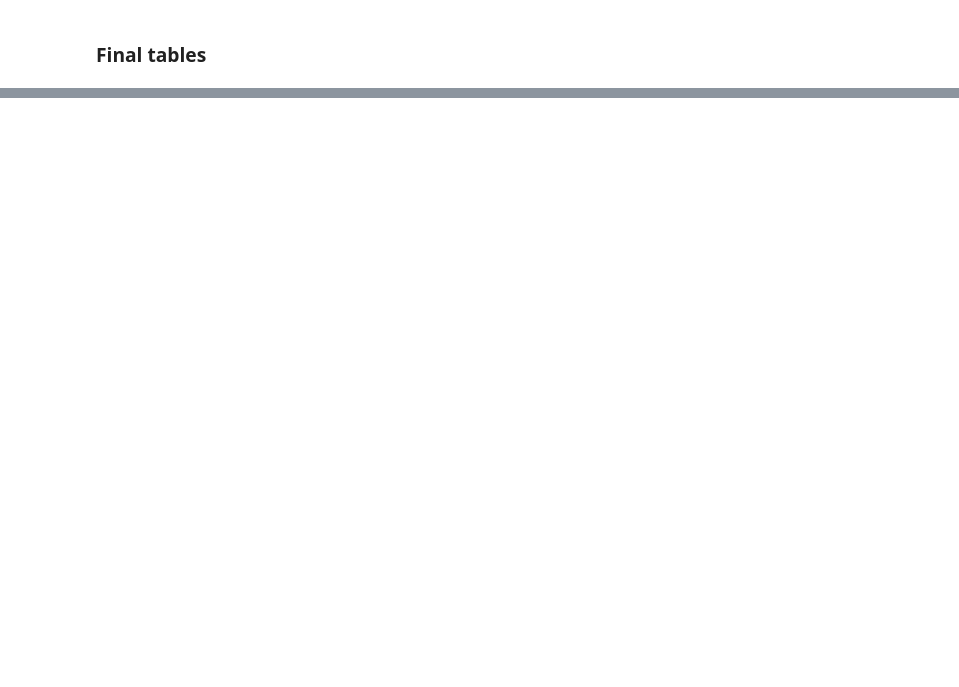
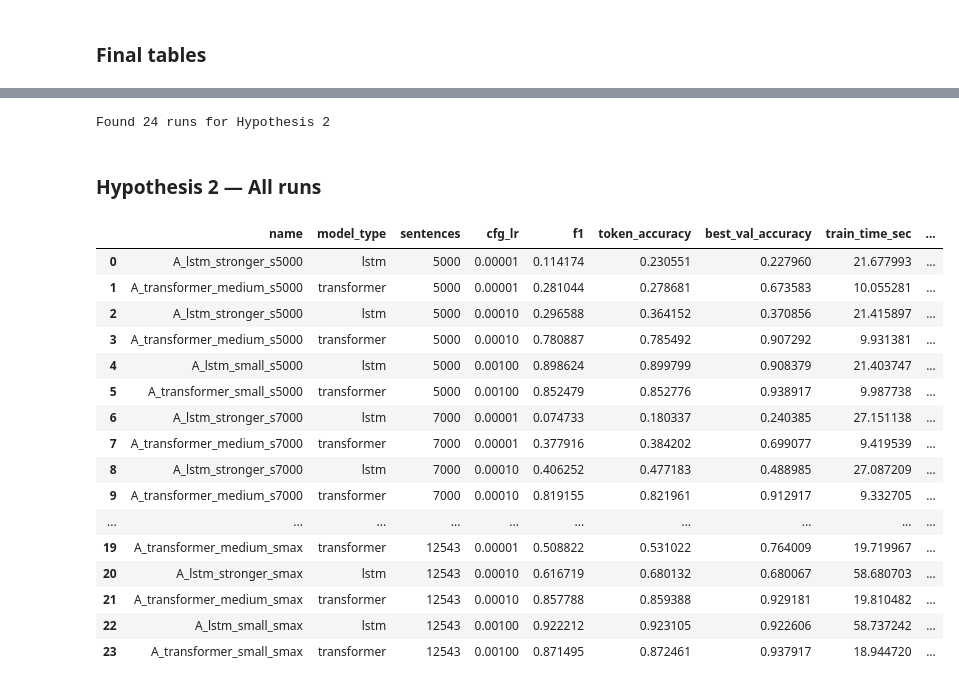
Before and after one commit to DanH3re/ml-project, a Jupyter notebook: src/pos_hypothesis_explorer.ipynb, the cells around one changed output, grey strips where cells are left out. Drawn from its saved outputs; the diff is of its cells as text; code cells hidden in the pictures; blank space fills up the shorter version.

```diff
--- a/src/pos_hypothesis_explorer.ipynb
+++ b/src/pos_hypothesis_explorer.ipynb
@@ -466,0 +567,36 @@ if not h1_data.empty:
+# %%
+# Filter data for Hypothesis 2
+h2_data = get_hypothesis(df, "H2_small_models")
+
+if h2_data.empty:
+    print("No H2 data found yet. Run experiments with hypothesis='H2_small_models' in config.")
+else:
+    print(f"Found {len(h2_data)} runs for Hypothesis 2")
+    display(Markdown("### Hypothesis 2 — All runs"))
+    display_cols = [
+        "name", "model_type", "sentences", "cfg_lr",
+        "f1", "token_accuracy", "best_val_accuracy",
+        "train_time_sec", "num_params"
+    ]
+    display_cols = [c for c in display_cols if c in h2_data.columns]
+    display(h2_data[display_cols].sort_values(["sentences", "cfg_lr", "model_type"]).reset_index(drop=True))
+# %% [output]
+Found 24 runs for Hypothesis 2
+### Hypothesis 2 — All runs
+|  | name | model_type | sentences | cfg_lr | f1 | token_accuracy | best_val_accuracy | train_time_sec | ... |
+| 0 | A_lstm_stronger_s5000 | lstm | 5000 | 0.00001 | 0.114174 | 0.230551 | 0.227960 | 21.677993 | ... |
+| 1 | A_transformer_medium_s5000 | transformer | 5000 | 0.00001 | 0.281044 | 0.278681 | 0.673583 | 10.055281 | ... |
+| 2 | A_lstm_stronger_s5000 | lstm | 5000 | 0.00010 | 0.296588 | 0.364152 | 0.370856 | 21.415897 | ... |
+| 3 | A_transformer_medium_s5000 | transformer | 5000 | 0.00010 | 0.780887 | 0.785492 | 0.907292 | 9.931381 | ... |
+| 4 | A_lstm_small_s5000 | lstm | 5000 | 0.00100 | 0.898624 | 0.899799 | 0.908379 | 21.403747 | ... |
+| 5 | A_transformer_small_s5000 | transformer | 5000 | 0.00100 | 0.852479 | 0.852776 | 0.938917 | 9.987738 | ... |
+| 6 | A_lstm_stronger_s7000 | lstm | 7000 | 0.00001 | 0.074733 | 0.180337 | 0.240385 | 27.151138 | ... |
+| 7 | A_transformer_medium_s7000 | transformer | 7000 | 0.00001 | 0.377916 | 0.384202 | 0.699077 | 9.419539 | ... |
+| 8 | A_lstm_stronger_s7000 | lstm | 7000 | 0.00010 | 0.406252 | 0.477183 | 0.488985 | 27.087209 | ... |
+| 9 | A_transformer_medium_s7000 | transformer | 7000 | 0.00010 | 0.819155 | 0.821961 | 0.912917 | 9.332705 | ... |
+| ... | ... | ... | ... | ... | ... | ... | ... | ... | ... |
+| 19 | A_transformer_medium_smax | transformer | 12543 | 0.00001 | 0.508822 | 0.531022 | 0.764009 | 19.719967 | ... |
+| 20 | A_lstm_stronger_smax | lstm | 12543 | 0.00010 | 0.616719 | 0.680132 | 0.680067 | 58.680703 | ... |
+| 21 | A_transformer_medium_smax | transformer | 12543 | 0.00010 | 0.857788 | 0.859388 | 0.929181 | 19.810482 | ... |
+| 22 | A_lstm_small_smax | lstm | 12543 | 0.00100 | 0.922212 | 0.923105 | 0.922606 | 58.737242 | ... |
+| 23 | A_transformer_small_smax | transformer | 12543 | 0.00100 | 0.871495 | 0.872461 | 0.937917 | 18.944720 | ... |
```
Also changed, not shown: parts of 26 cells of this notebook.
